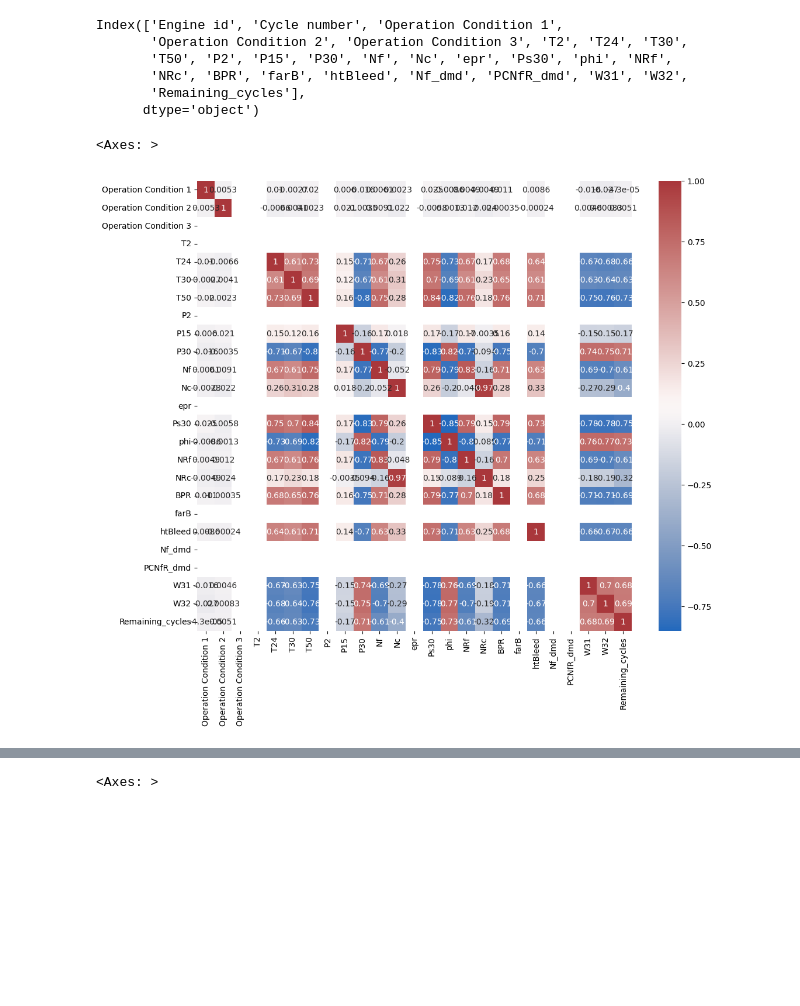
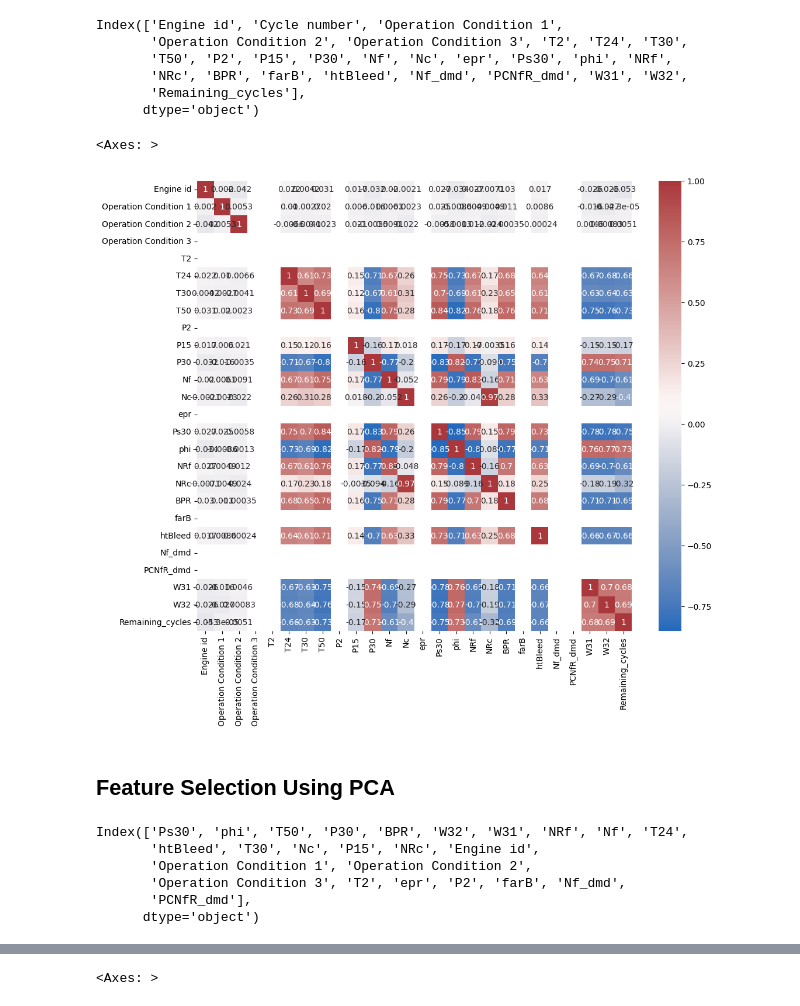
Before and after one commit to Enkode13/Time_Series_Engine_Failure_Forecasting, a Jupyter notebook: proj.ipynb, the cells around one changed output, grey strips where cells are left out. Cells and saved outputs as stored; diff of their text form; code cells hidden in the pictures; blank space fills up the shorter version.

Commit message:
Tried PCA for feature selection
Didn't do much for RNN and other deep neural net models, but reduced the loss for linear regression by little amount. Hence unnecesary.

```diff
--- a/proj.ipynb
+++ b/proj.ipynb
@@ -82,10 +82,12 @@ Index(['Engine id', 'Cycle number', 'Operation Condition 1',
       dtype='object')
 # %%
 plt.figure(figsize=(12,10))
-sns.heatmap(train.drop(columns=['Engine id','Cycle number']).corr(),
+sns.heatmap(train.drop(columns=['Cycle number']).corr(),
             cmap='vlag',
             annot=True
             )
 # %% [output]
 <Axes: >
-[figure, old version]
+[figure, new version]
+# %% [markdown]
+## Feature Selection Using PCA
@@ -91,0 +109,9 @@ sns.heatmap(train.drop(columns=['Engine id','Cycle number']).corr(),
+# %%
+top_feature_names
+# %% [output]
+Index(['Ps30', 'phi', 'T50', 'P30', 'BPR', 'W32', 'W31', 'NRf', 'Nf', 'T24',
+       'htBleed', 'T30', 'Nc', 'P15', 'NRc', 'Engine id',
+       'Operation Condition 1', 'Operation Condition 2',
+       'Operation Condition 3', 'T2', 'epr', 'P2', 'farB', 'Nf_dmd',
+       'PCNfR_dmd'],
+      dtype='object')
```
Also changed, not shown: parts of 18 cells of this notebook.
